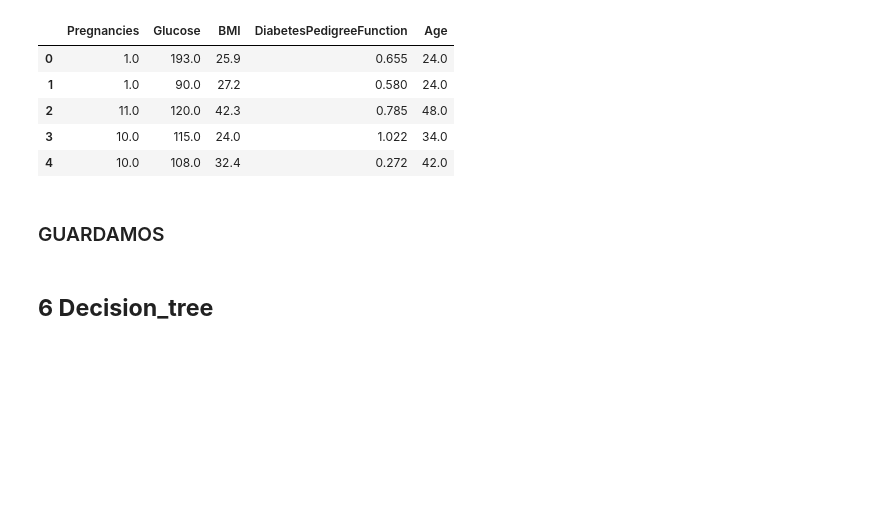
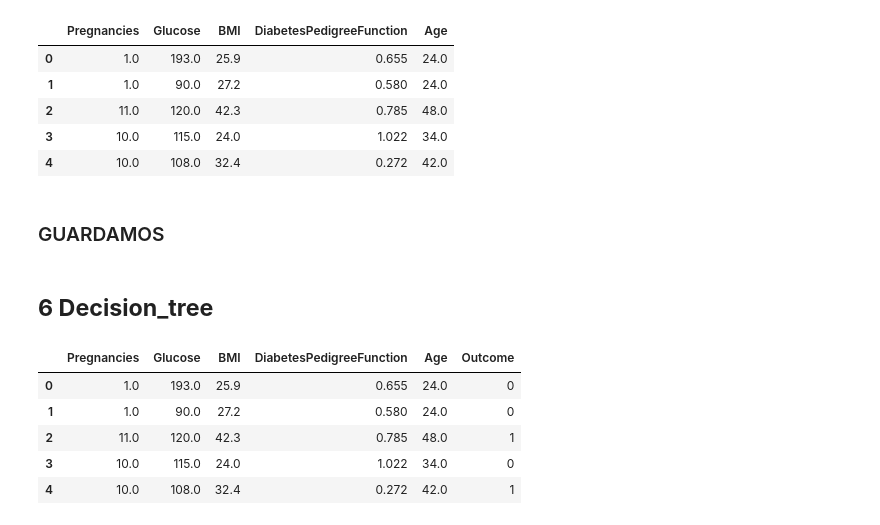
Before and after one commit to 4GeeksAcademy/machine-learning-python-template_decision_tree_ds_13_david, a Jupyter notebook: src/explore.ipynb, the cells around one changed output. Saved outputs shown, nothing was run; the diff lists cells and outputs as text; code cells hidden in the pictures; blank space fills up the shorter version.

```diff
--- a/src/explore.ipynb
+++ b/src/explore.ipynb
@@ -494,3 +494,16 @@ x_train_sel.to_csv("/workspaces/machine-learning-python-template_decision_tree_d
 x_test_sel.to_csv("/workspaces/machine-learning-python-template_decision_tree_ds_13_david/data/processed/x_test", index = False)
 # %% [markdown]
 ## **6 Decision_tree**
+# %%
+# Carga de los datos guardados limpios
+train_data = pd.read_csv("/workspaces/machine-learning-python-template_decision_tree_ds_13_david/data/processed/x_train")
+test_data = pd.read_csv("/workspaces/machine-learning-python-template_decision_tree_ds_13_david/data/processed/x_test")
+
+train_data.head()
+# %% [output]
+|  | Pregnancies | Glucose | BMI | DiabetesPedigreeFunction | Age | Outcome |
+| 0 | 1.0 | 193.0 | 25.9 | 0.655 | 24.0 | 0 |
+| 1 | 1.0 | 90.0 | 27.2 | 0.580 | 24.0 | 0 |
+| 2 | 11.0 | 120.0 | 42.3 | 0.785 | 48.0 | 1 |
+| 3 | 10.0 | 115.0 | 24.0 | 1.022 | 34.0 | 0 |
+| 4 | 10.0 | 108.0 | 32.4 | 0.272 | 42.0 | 1 |
```
Also changed, not shown: parts of 7 cells of this notebook.
